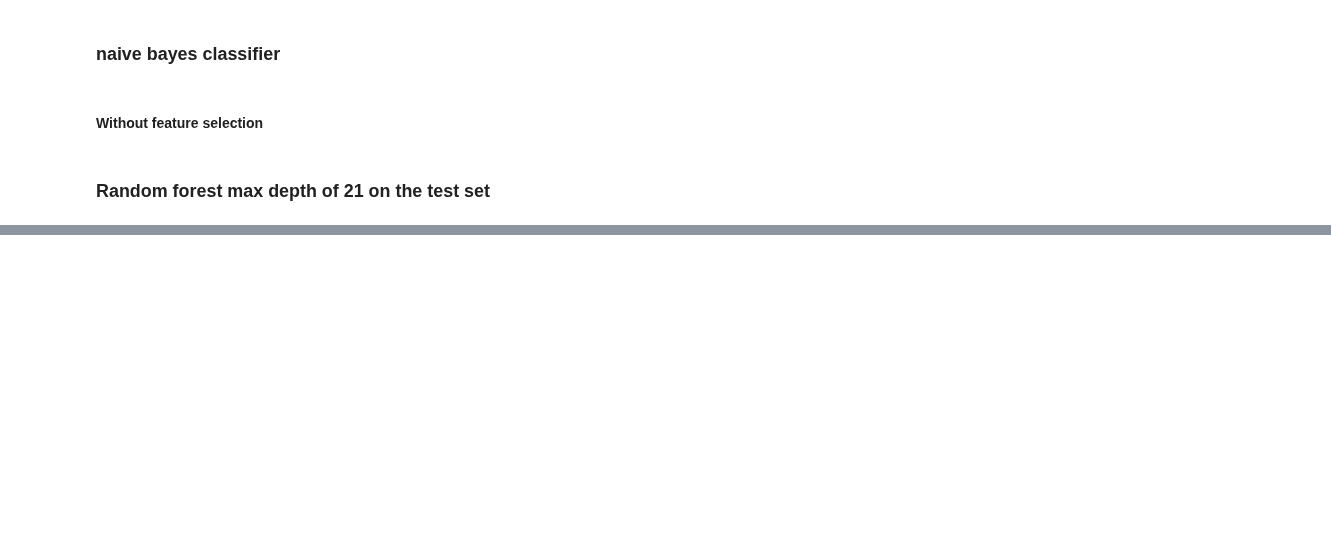
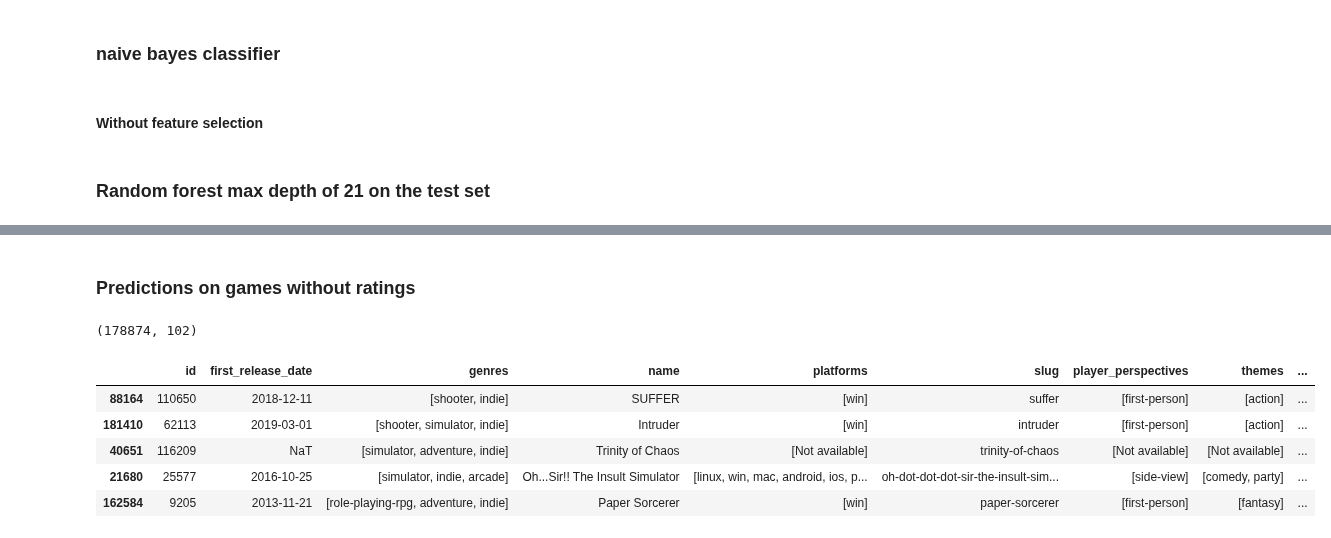
Before and after one commit to MrEnigmamgine/Videogame-Capstone_fork, a Jupyter notebook: Lindy_workbook.ipynb, the cells around one changed output, grey strips where cells are left out. Saved outputs shown, nothing was run; the diff lists cells and outputs as text; code cells hidden in the pictures; blank space fills up the shorter version.

```diff
--- a/Lindy_workbook.ipynb
+++ b/Lindy_workbook.ipynb
@@ -684,6 +687,6 @@ game_library.head()
 # %%
 game_library = game_library.drop(columns=['remasters', 'summary', 'age_ratings', 'involved_companies', 'status', 'aggregated_rating', 'total_rating', 'remakes', 'ports', 'parent_game', 'aggregated_rating', 'multiplayer_modes', 'expansions', 'expanded_games', 'forks', 'standalone_expansions', 'second', 'version_description', 'title_version'])
 # %%
-game_library = game_library.drop(columns=['name', 'first_release_date', 'slug', 'id', 'age_ratings', 'rating'])
-game_library.shape
+game_ratings = game_ratings.drop(columns=['name', 'first_release_date', 'slug', 'id', 'genres', 'platforms', 'player_perspectives', 'themes'])
+game_ratings.shape
 # %% [output]
@@ -1331,0 +1261,2 @@ pred_Test.to_csv('pred_Test.csv')
+# %% [markdown]
+### Predictions on games without ratings
@@ -1331,0 +1265,5 @@ pred_Test.to_csv('pred_Test.csv')
+# %%
+not_rated = not_rated.drop(columns=['rating_bin'])
+not_rated.shape
+# %% [output]
+(178874, 102)
@@ -1331,0 +1276,9 @@ pred_Test.to_csv('pred_Test.csv')
+# %%
+X_train.head()
+# %% [output]
+|  | id | first_release_date | genres | name | platforms | slug | player_perspectives | themes | ... |
+| 88164 | 110650 | 2018-12-11 | [shooter, indie] | SUFFER | [win] | suffer | [first-person] | [action] | ... |
+| 181410 | 62113 | 2019-03-01 | [shooter, simulator, indie] | Intruder | [win] | intruder | [first-person] | [action] | ... |
+| 40651 | 116209 | NaT | [simulator, adventure, indie] | Trinity of Chaos | [Not available] | trinity-of-chaos | [Not available] | [Not available] | ... |
+| 21680 | 25577 | 2016-10-25 | [simulator, indie, arcade] | Oh...Sir!! The Insult Simulator | [linux, win, mac, android, ios, p... | oh-dot-dot-dot-sir-the-insult-sim... | [side-view] | [comedy, party] | ... |
+| 162584 | 9205 | 2013-11-21 | [role-playing-rpg, adventure, indie] | Paper Sorcerer | [win] | paper-sorcerer | [first-person] | [fantasy] | ... |
```
Also changed, not shown: parts of 91 cells of this notebook.
